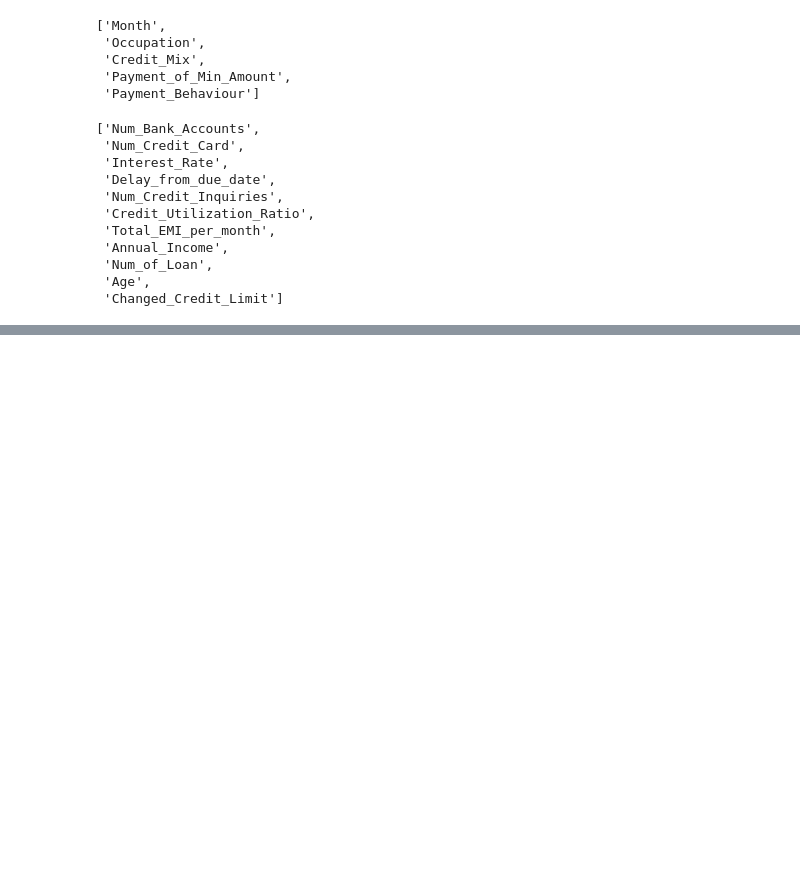
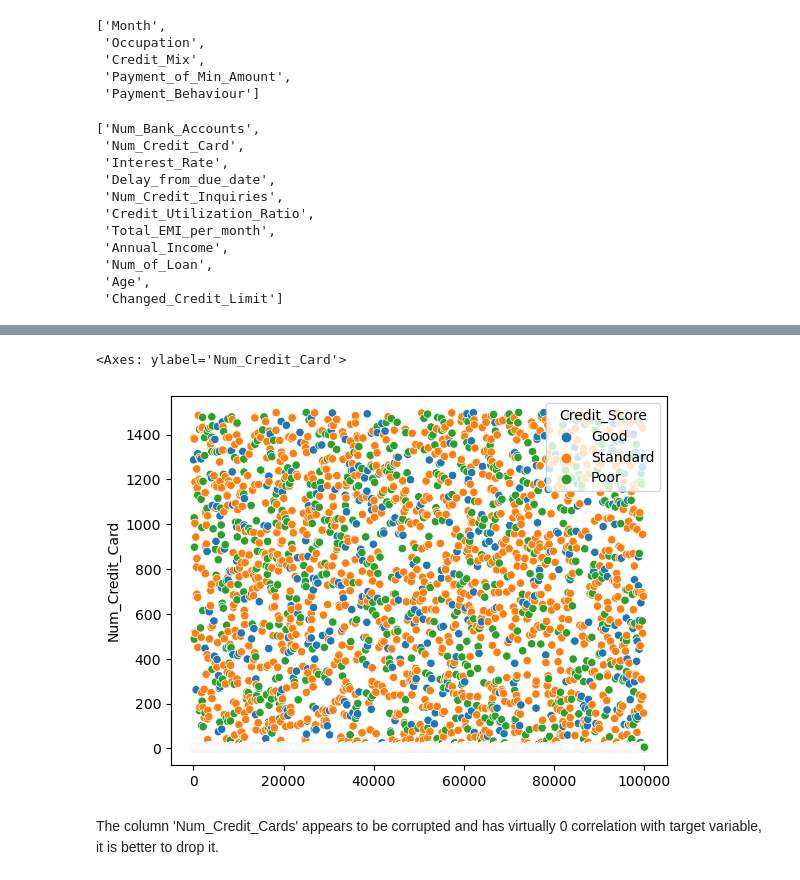
Before and after one commit to SaitejSamudrala/Credit-Score-Classification, a Jupyter notebook: src/main.ipynb, the cells around one changed output, grey strips where cells are left out. Saved outputs shown, nothing was run; the diff lists cells and outputs as text; code cells hidden in the pictures; blank space fills up the shorter version.

```diff
--- a/src/main.ipynb
+++ b/src/main.ipynb
@@ -864,0 +886,10 @@ numerical_columns
+# %%
+
+df=pd.DataFrame({'Num_Credit_Card':train['Num_Credit_Card'],'Credit_Score':train['Credit_Score']})
+
+sns.scatterplot(data=df,x=df.index,y='Num_Credit_Card',hue='Credit_Score')
+# %% [output]
+<Axes: ylabel='Num_Credit_Card'>
+[figure, added]
+# %% [markdown]
+The column 'Num_Credit_Cards' appears to be corrupted and has virtually 0 correlation with target variable, it is better to drop it.
```
Also changed, not shown: parts of 17 cells of this notebook.
